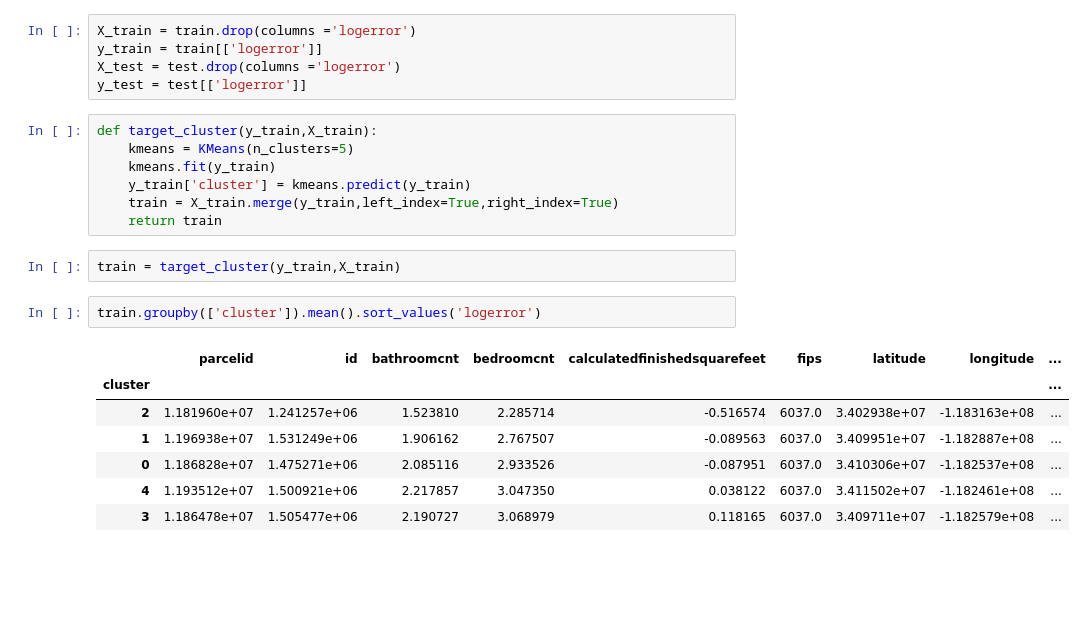
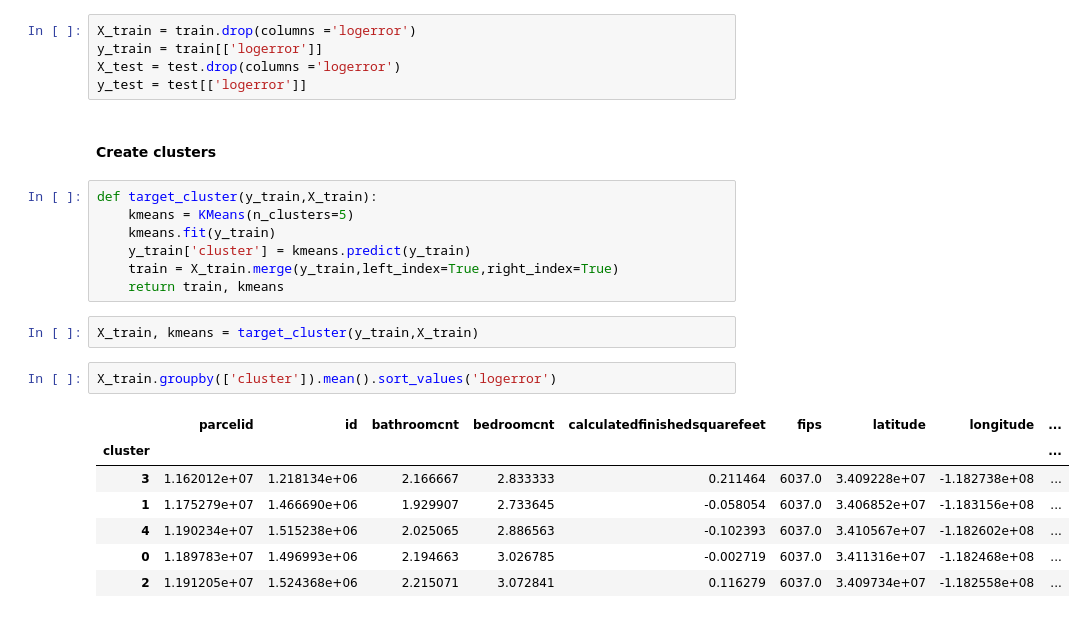
Before and after one commit to Osdorn-Typewriter-Repair/osdorn_project, a Jupyter notebook: osdorn_project_sean.ipynb, the cells around one changed output. Drawn from its saved outputs; the diff is of its cells as text; blank space fills up the shorter version.

```diff
--- a/osdorn_project_sean.ipynb
+++ b/osdorn_project_sean.ipynb
@@ -426,22 +426,24 @@ X_train = train.drop(columns ='logerror')
 y_train = train[['logerror']]
 X_test = test.drop(columns ='logerror')
 y_test = test[['logerror']]
+# %% [markdown]
+#### Create clusters
 # %%
 def target_cluster(y_train,X_train):
     kmeans = KMeans(n_clusters=5)
     kmeans.fit(y_train)
     y_train['cluster'] = kmeans.predict(y_train)
     train = X_train.merge(y_train,left_index=True,right_index=True)
-    return train
+    return train, kmeans
 # %%
-train = target_cluster(y_train,X_train)
+X_train, kmeans = target_cluster(y_train,X_train)
 # %%
-train.groupby(['cluster']).mean().sort_values('logerror')
+X_train.groupby(['cluster']).mean().sort_values('logerror')
 # %% [output]
 |  | parcelid | id | bathroomcnt | bedroomcnt | calculatedfinishedsquarefeet | fips | latitude | longitude | ... |
 | cluster |  |  |  |  |  |  |  |  | ... |
-| 2 | 1.181960e+07 | 1.241257e+06 | 1.523810 | 2.285714 | -0.516574 | 6037.0 | 3.402938e+07 | -1.183163e+08 | ... |
-| 1 | 1.196938e+07 | 1.531249e+06 | 1.906162 | 2.767507 | -0.089563 | 6037.0 | 3.409951e+07 | -1.182887e+08 | ... |
-| 0 | 1.186828e+07 | 1.475271e+06 | 2.085116 | 2.933526 | -0.087951 | 6037.0 | 3.410306e+07 | -1.182537e+08 | ... |
-| 4 | 1.193512e+07 | 1.500921e+06 | 2.217857 | 3.047350 | 0.038122 | 6037.0 | 3.411502e+07 | -1.182461e+08 | ... |
-| 3 | 1.186478e+07 | 1.505477e+06 | 2.190727 | 3.068979 | 0.118165 | 6037.0 | 3.409711e+07 | -1.182579e+08 | ... |
+| 3 | 1.162012e+07 | 1.218134e+06 | 2.166667 | 2.833333 | 0.211464 | 6037.0 | 3.409228e+07 | -1.182738e+08 | ... |
+| 1 | 1.175279e+07 | 1.466690e+06 | 1.929907 | 2.733645 | -0.058054 | 6037.0 | 3.406852e+07 | -1.183156e+08 | ... |
+| 4 | 1.190234e+07 | 1.515238e+06 | 2.025065 | 2.886563 | -0.102393 | 6037.0 | 3.410567e+07 | -1.182602e+08 | ... |
+| 0 | 1.189783e+07 | 1.496993e+06 | 2.194663 | 3.026785 | -0.002719 | 6037.0 | 3.411316e+07 | -1.182468e+08 | ... |
+| 2 | 1.191205e+07 | 1.524368e+06 | 2.215071 | 3.072841 | 0.116279 | 6037.0 | 3.409734e+07 | -1.182558e+08 | ... |
```
Also changed, not shown: parts of 8 cells of this notebook.
